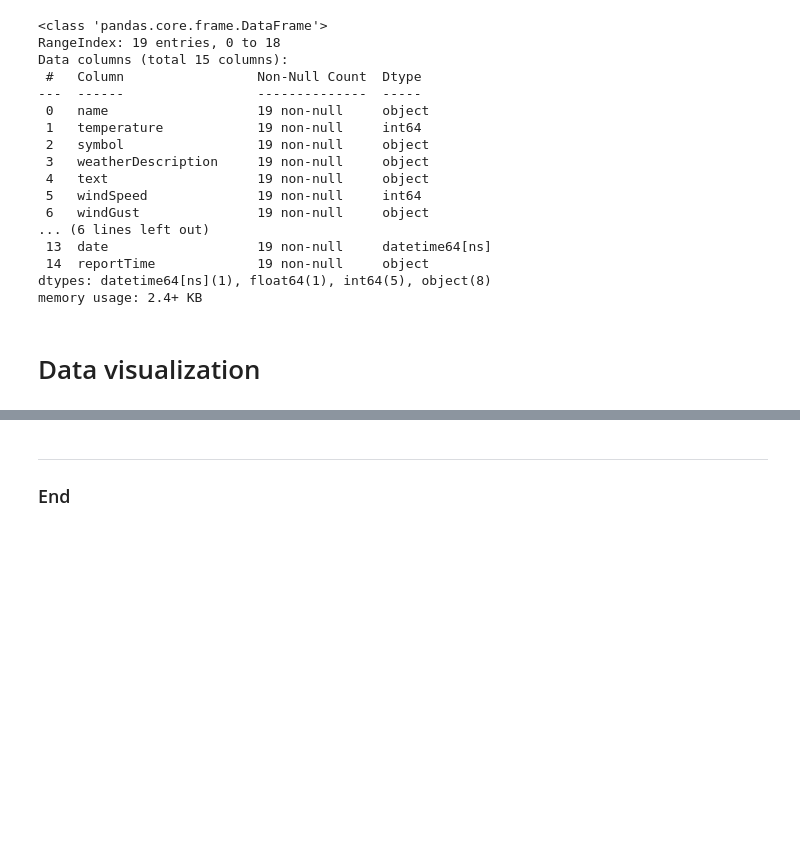
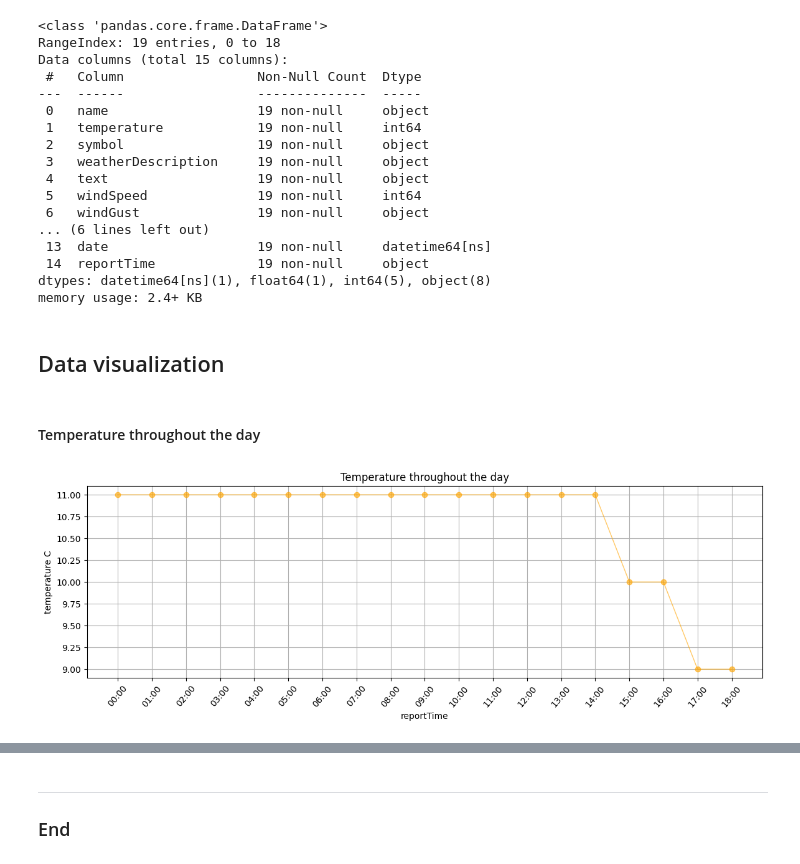
Before and after one commit to Noemidiaz/computer_infrastructure, a Jupyter notebook: weather.ipynb, the cells around one changed output, grey strips where cells are left out. Saved outputs shown, nothing was run; the diff lists cells and outputs as text; code cells hidden in the pictures; blank space fills up the shorter version.

Commit message:
plot for tempeture and wind speed

```diff
--- a/weather.ipynb
+++ b/weather.ipynb
@@ -48,4 +53,20 @@ Data columns (total 15 columns):
 dtypes: datetime64[ns](1), float64(1), int64(5), object(8)
 memory usage: 2.4+ KB
 # %% [markdown]
-# Data visualization
+## Data visualization
+# %% [markdown]
+#### Temperature throughout the day
+# %%
+# Plotting Temperature throughout the day
+plt.figure(figsize=(14, 4))
+plt.plot(df['reportTime'], df['temperature'], color="orange", linestyle="-", linewidth="1", marker="o", alpha=0.6)
+
+plt.xlabel("reportTime")
+plt.ylabel("temperature C")
+plt.title("Temperature throughout the day")
+
+plt.xticks(rotation=50)
+plt.grid(True)
+plt.show()
+# %% [output]
+[figure, added]
```
Also changed, not shown: parts of 7 cells of this notebook.
